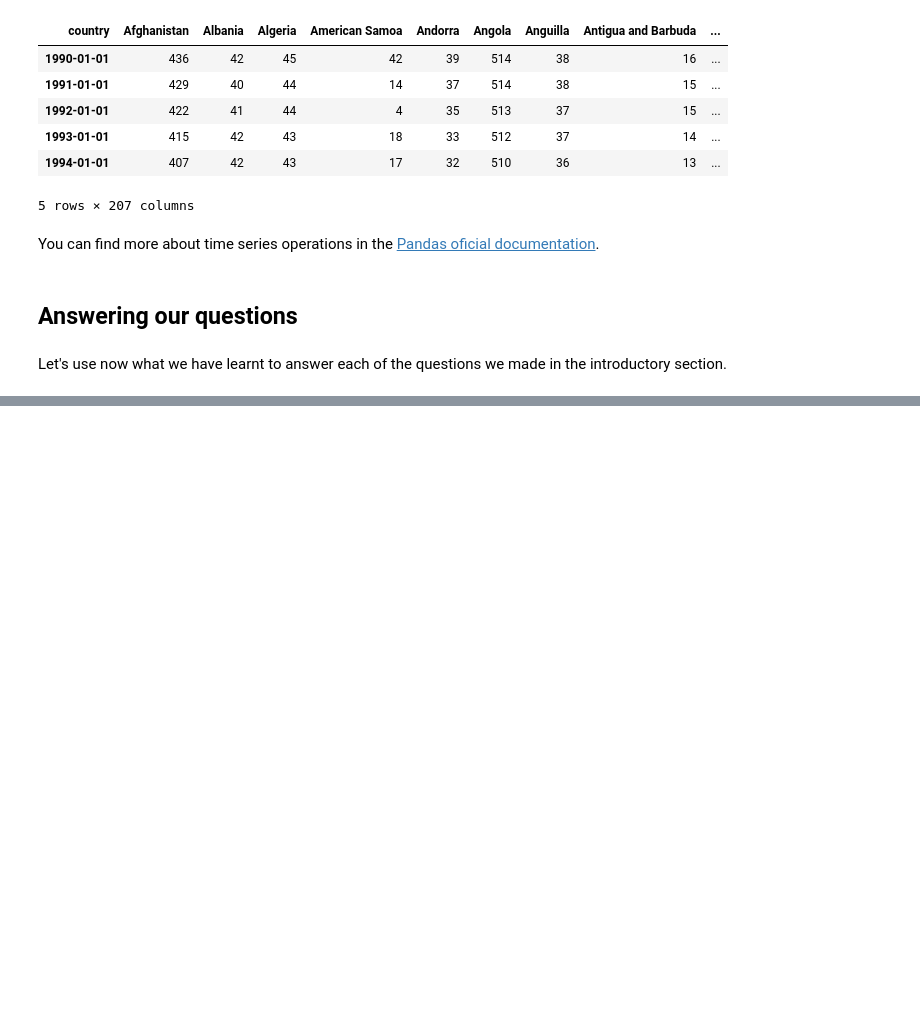
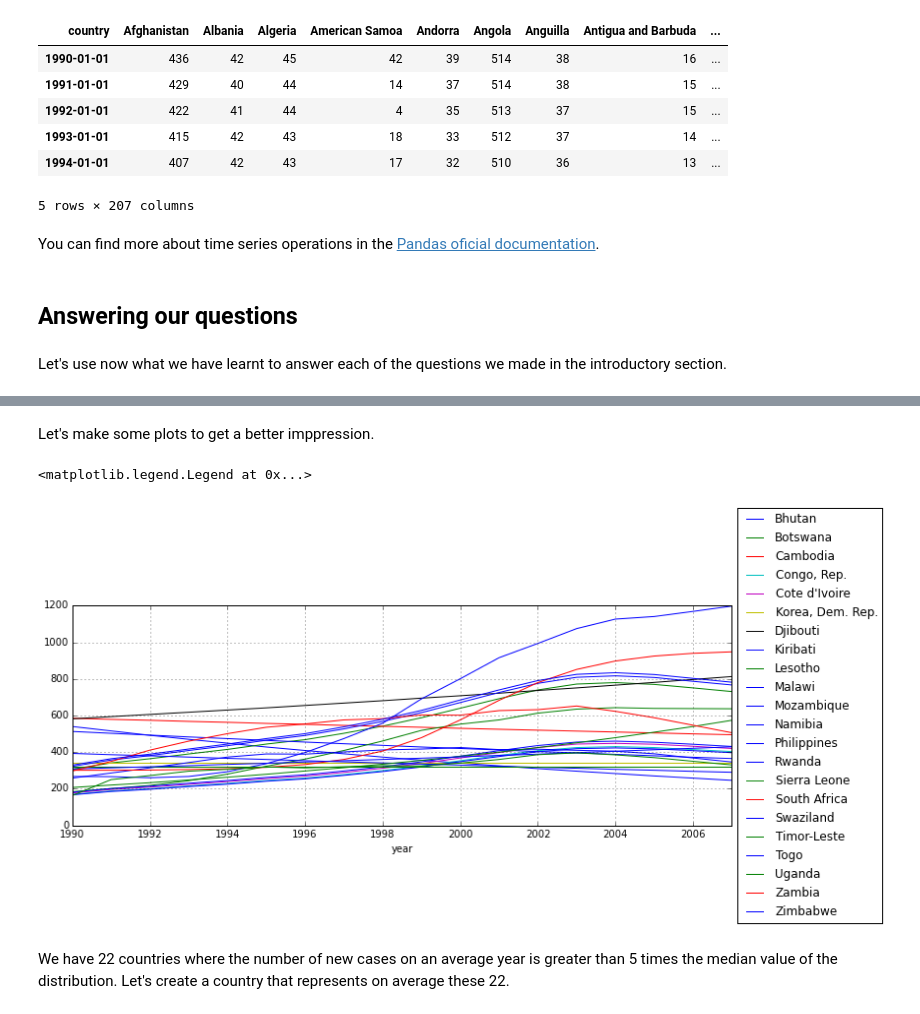
Before and after one commit to jadianes/data-science-your-way, a Jupyter notebook: data-frames/python-data-frames.ipynb, the cells around one changed output, grey strips where cells are left out. Cells and saved outputs as stored; diff of their text form; code cells hidden in the pictures; blank space fills up the shorter version.

```diff
--- a/data-frames/python-data-frames.ipynb
+++ b/data-frames/python-data-frames.ipynb
@@ -636,0 +720,8 @@ dtype: int64
+# %%
+deaths_super_outlier = deaths_by_country_mean_summary['50%']*5
+existing_super_outlier = existing_by_country_mean_summary['50%']*5
+new_super_outlier = new_by_country_mean_summary['50%']*5
+
+super_outlier_countries_by_deaths_index = deaths_by_country_mean > deaths_super_outlier
+super_outlier_countries_by_existing_index = existing_by_country_mean > existing_super_outlier
+super_outlier_countries_by_new_index = new_by_country_mean > new_super_outlier
@@ -636,0 +736,4 @@ dtype: int64
+# %%
+super_outlier_deaths_df = deaths_df.T[ super_outlier_countries_by_deaths_index ].T
+super_outlier_existing_df = existing_df.T[ super_outlier_countries_by_existing_index ].T
+super_outlier_new_df = new_df.T[ super_outlier_countries_by_new_index ].T
@@ -636,0 +764,9 @@ dtype: int64
+# %% [markdown]
+Let's make some plots to get a better imppression.
+# %%
+super_outlier_new_df.plot(figsize=(12,4)).legend(loc='center left', bbox_to_anchor=(1, 0.5))
+# %% [output]
+<matplotlib.legend.Legend at 0x...>
+[figure, added]
+# %% [markdown]
+We have 22 countries where the number of new cases on an average year is greater than 5 times the median value of the distribution. Let's create a country that represents on average these 22.
```
Also changed, not shown: parts of 50 cells of this notebook, 1 other file.
